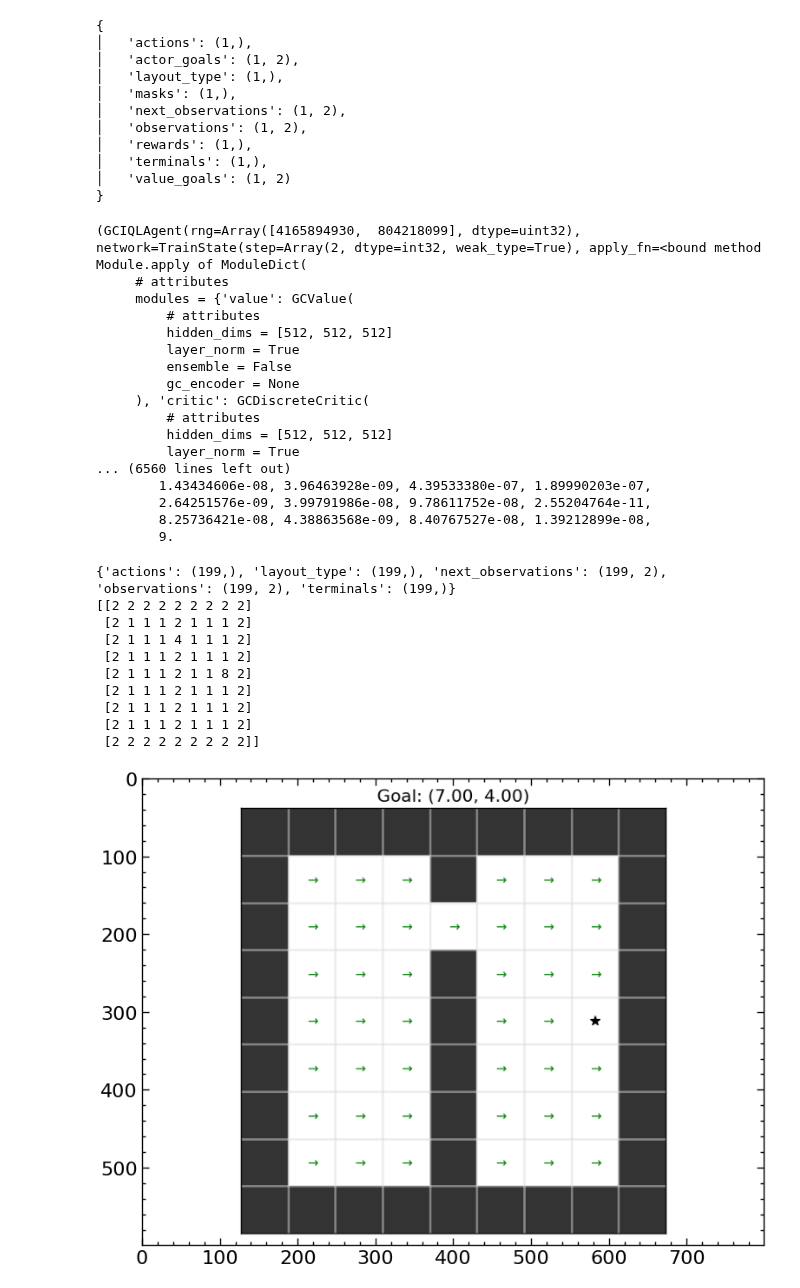
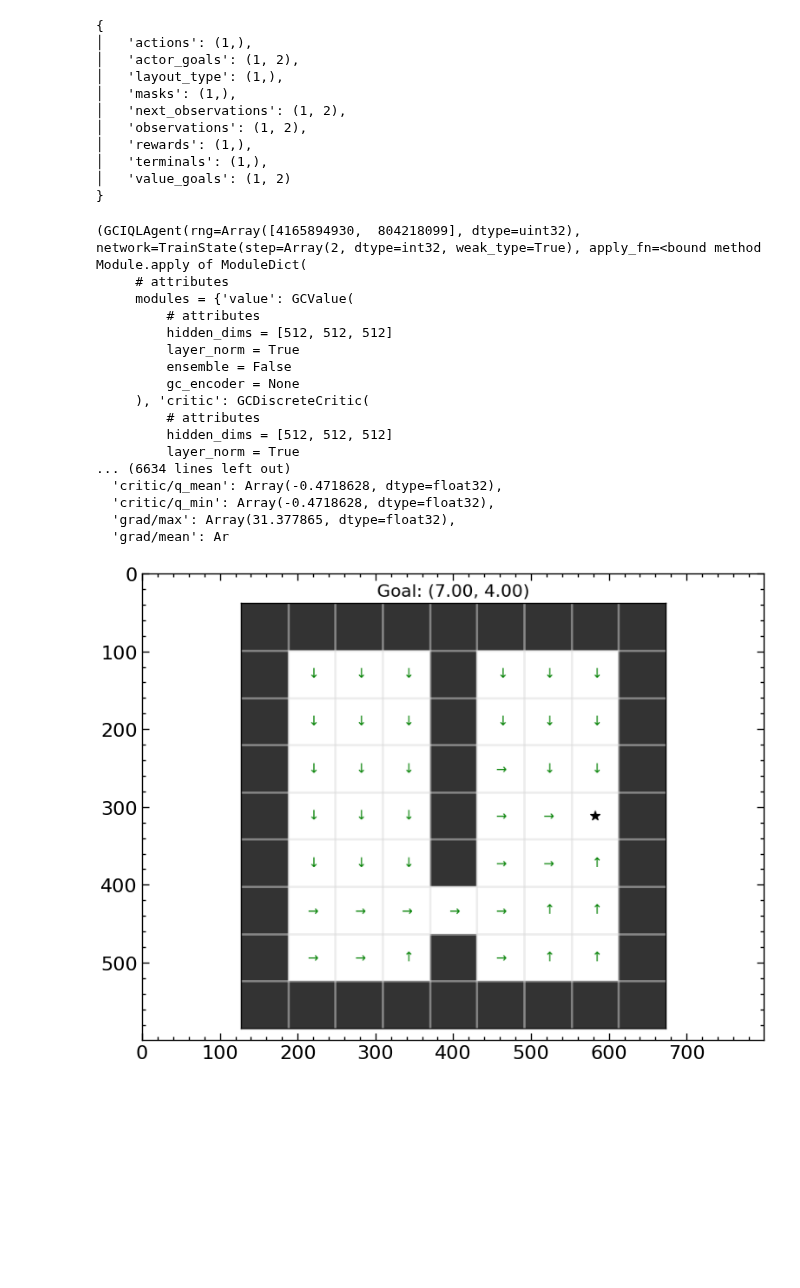
Before and after one commit to skylooop/BeliefConditionedFB, a Jupyter notebook: notebooks/in_context_gciql.ipynb, the cells around one changed output. Cells and saved outputs as stored; diff of their text form; code cells hidden in the pictures; blank space fills up the shorter version.

```diff
--- a/notebooks/in_context_gciql.ipynb
+++ b/notebooks/in_context_gciql.ipynb
@@ -35,7 +35,7 @@ GLOBAL_KEY = jax.random.key(42)
 from envs.minigrid.doors_grid import DynamicsGeneralization_Doors, MinigridWrapper
 
 env = DynamicsGeneralization_Doors(render_mode="rgb_array", highlight=False, max_steps=200)
-# env._gen_grid = partial(env._gen_grid, layout_type=1)
+env._gen_grid = partial(env._gen_grid, layout_type=0)
 env = MinigridWrapper(env)
 
 env.reset()
@@ -53,10 +53,10 @@ plt.imshow(env.render())
 from envs.minigrid.env_utils import random_exploration
 
 train_layout_data = []
-NUM_LAYOUTS = 1
-for i in tqdm(range(NUM_LAYOUTS)):
+NUM_LAYOUTS = 5
+for i in tqdm(2, range(NUM_LAYOUTS)): # 0, 1 are reserved for zero-shot
     env = DynamicsGeneralization_Doors(render_mode="rgb_array", highlight=False, max_steps=200)
-    env._gen_grid = partial(env._gen_grid, layout_type=i)
+    env._gen_grid = partial(env._gen_grid, layout_type=i % NUM_LAYOUTS)
     env = MinigridWrapper(env)
     dataset_random, env = random_exploration(env, num_episodes=1_000, layout_type=i)
     train_layout_data.append(dataset_random)
@@ -139,11 +139,11 @@ iql_agent.update(batch, batch_context)
          # attributes
          hidden_dims = [512, 512, 512]
          layer_norm = True
-... (6560 lines left out)
-        1.43434606e-08, 3.96463928e-09, 4.39533380e-07, 1.89990203e-07,
-        2.64251576e-09, 3.99791986e-08, 9.78611752e-08, 2.55204764e-11,
-        8.25736421e-08, 4.38863568e-09, 8.40767527e-08, 1.39212899e-08,
-        9.
+... (6634 lines left out)
+  'critic/q_mean': Array(-0.4718628, dtype=float32),
+  'critic/q_min': Array(-0.4718628, dtype=float32),
+  'grad/max': Array(31.377865, dtype=float32),
+  'grad/mean': Ar
 # %%
 pbar = tqdm(range(100_000))
 for update_steps in pbar:
@@ -183,50 +183,42 @@ def plot_policy(env, dataset, fig=None, ax=None, title=None, action_fn=None, **k
     grid = env.get_grid_array()
     ax = env.plot_grid(ax=ax, grid=grid)
 
     goal = kwargs.get('goal', None)
     for (y, x), value in np.ndenumerate(grid):
         if value == 1 or value == 4:
             action = action_fn(np.concatenate([[x], [y]], -1)).squeeze()
             action_name = action_names[action]
             ax.text(x, y, action_name, ha='center', va='center', fontsize='large', color='green')
 
     ax.set_title('Goal: ({:.2f}, {:.2f})'.format(goal[0], goal[1]))
     ax.scatter(goal[0], goal[1], s=80, c='black', marker='*')
 
     if title:
         ax.set_title(title)
 
     return fig, ax
 
 env = DynamicsGeneralization_Doors(render_mode="rgb_array", highlight=False, max_steps=200)
-env._gen_grid = partial(env._gen_grid, layout_type=1)
+env._gen_grid = partial(env._gen_grid, layout_type=0)
 env = MinigridWrapper(env)
-dataset_inference, env = random_exploration_inference(env, num_episodes=1, layout_type=1, context_len=iql_config['agent']['context_len'])
-print(jax.tree.map(lambda x: x.shape, dataset_inference))
-dynamics_embedding, _ = iql_agent.network.select('dynamic_transformer')(dataset_inference['observations'][None], dataset_inference['actions'][None, :, None],
-                                                                            dataset_inference['next_observations'][None], train=False, return_embedding=True)
+dynamics_embedding=None
+# dataset_inference, env = random_exploration_inference(env, num_episodes=1, layout_type=1, context_len=iql_config['agent']['context_len'])
+# print(jax.tree.map(lambda x: x.shape, dataset_inference))
+# dynamics_embedding, _ = iql_agent.network.select('dynamic_transformer')(dataset_inference['observations'][None], dataset_inference['actions'][None, :, None],
+#                                                                             dataset_inference['next_observations'][None], train=False, return_embedding=True)
+# dynamics_embedding = dynamics_embedding.squeeze()
 
 obs, info = env.reset()
 goal = info.get("goal_pos", None)
 example_batch = whole_dataset.sample(1)
 pred_policy_img = policy_image_grid(env, example_batch,
                                                 action_fn=partial(supply_rng(iql_agent.sample_actions, rng=jax.random.PRNGKey(np.random.randint(0, 2**32))),
-                                                                  goals=goal, dynamics_embedding=dynamics_embedding.squeeze(), temperature=0.0),
+                                                                  goals=goal, dynamics_embedding=dynamics_embedding, temperature=0.0),
                                                 goal=goal)
 plt.imshow(pred_policy_img)
 plt.tight_layout()
 # %% [output]
-{'actions': (199,), 'layout_type': (199,), 'next_observations': (199, 2), 'observations': (199, 2), 'terminals': (199,)}
-[[2 2 2 2 2 2 2 2 2]
- [2 1 1 1 2 1 1 1 2]
- [2 1 1 1 4 1 1 1 2]
- [2 1 1 1 2 1 1 1 2]
- [2 1 1 1 2 1 1 8 2]
- [2 1 1 1 2 1 1 1 2]
- [2 1 1 1 2 1 1 1 2]
- [2 1 1 1 2 1 1 1 2]
- [2 2 2 2 2 2 2 2 2]]
-[figure, old version]
+[figure, new version]
 # %%
 from mpl_toolkits.axes_grid1 import make_axes_locatable
 
```
Also changed, not shown: parts of 4 cells of this notebook, 6 other files.
